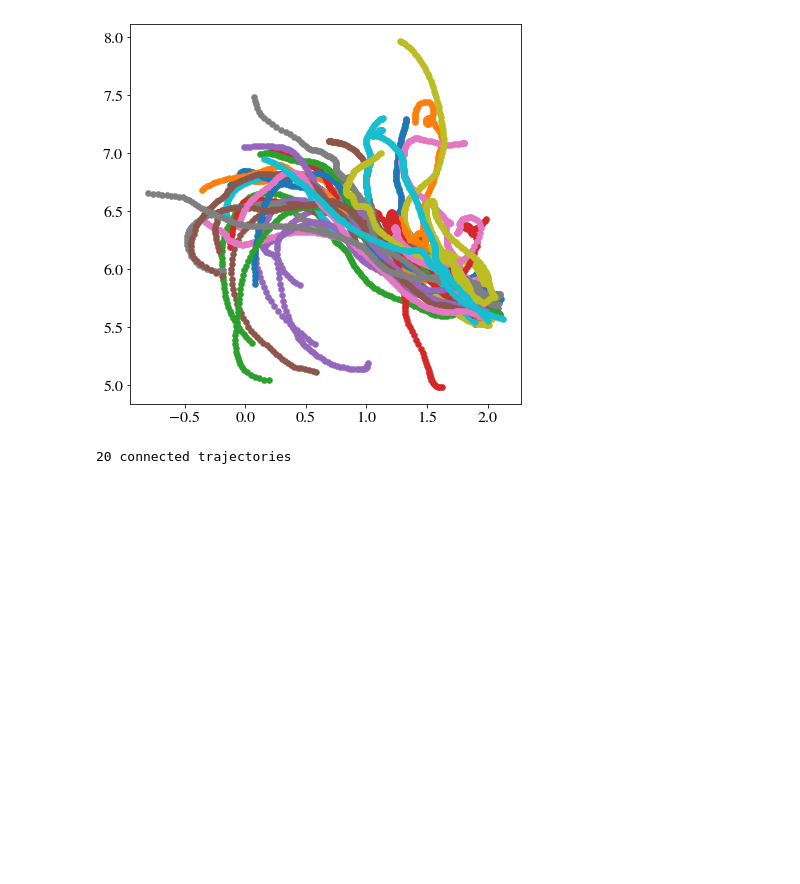
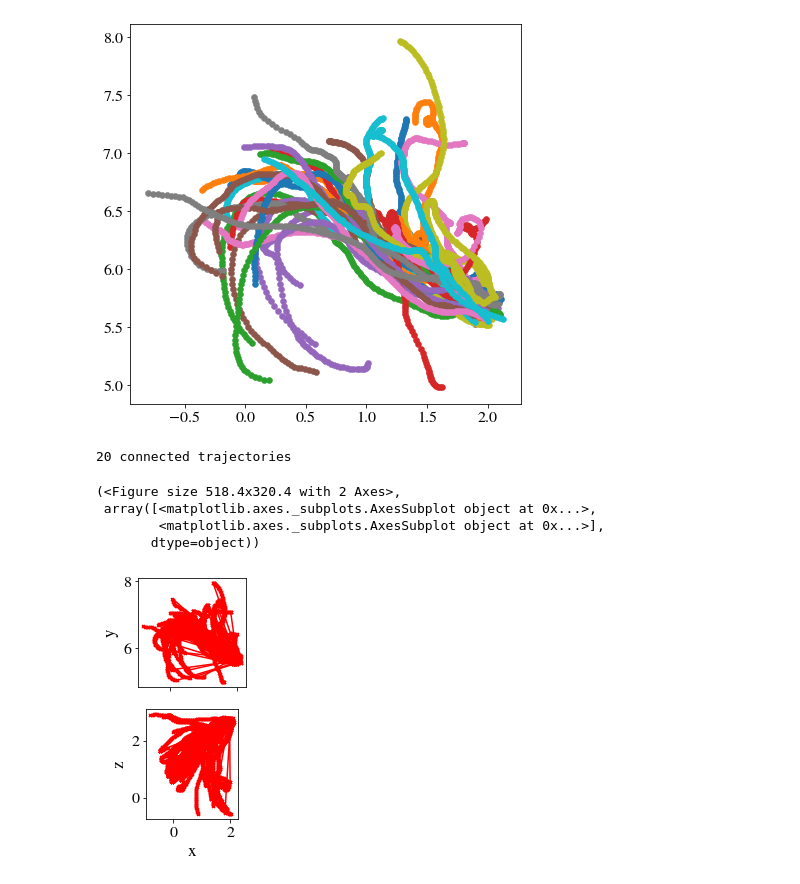
Before and after one commit to OpenPTV/lagrangian_plotting_library, a Jupyter notebook: Stitching_Trajectories_example_2.ipynb, the cells around one changed output. Drawn from its saved outputs; the diff is of its cells as text; code cells hidden in the pictures; blank space fills up the shorter version.

```diff
--- a/Stitching_Trajectories_example_2.ipynb
+++ b/Stitching_Trajectories_example_2.ipynb
@@ -171,15 +171,6 @@ for trid, cand in list(links.items()):
         cand = links[cand[0]]
 
     out_trajects.append(trj_weld)
-
-# Check wheter we link correctly the trajs
-# plot the trajs
-fig = plt.figure(figsize=(7,7))
-for trj in out_trajects:
-    pos = trj.pos()
-    plt.plot(pos[:,0], pos[:,1],'o')
-
-plt.show()
 # %% [output]
 0.0028256043693087748
 -0.07629139376002432
@@ -200,20 +191,20 @@ plt.show()
 ('candidates:', {1: (2, 0.07551316916942596), 3: (4, 0.04707455262541771), 5: (6, 0.07450945675373077), 7: (8, 0.0805404856801033), 9: (10, 0.0955253317952156), 11: (12, 0.14860793948173523), 13: (14, ...
 [figure]
 # %%
-    def plot_connected_trajectories(self):
+    def plot_connected_trajectories(traj_list):
         fig, ax = plt.subplots(2,1, sharex=True)
 
-        for tr in self.new_trajectories:
+        for tr in traj_list:
             ax[0].plot(tr.pos()[:,0], tr.pos()[:,1],'-x',color='r',ms=3,mew=1.5)
             ax[1].plot(tr.pos()[:,0], tr.pos()[:,2],'-x',color='r',ms=3,mew=1.5)
 
-        for i in self.connect_list:
-            tr = self.t[i[0]]
-            ax[0].plot(tr.pos()[:,0], tr.pos()[:,1],'-o',color='b',ms=2)
-            ax[1].plot(tr.pos()[:,0], tr.pos()[:,2],'-o',color='b',ms=3)
-            tr = self.t[i[1]]
-            ax[0].plot(tr.pos()[:,0], tr.pos()[:,1],'-o',color='b',ms=2)
-            ax[1].plot(tr.pos()[:,0], tr.pos()[:,2],'-o',color='b',ms=2)
+        # for i in self.connect_list:
+        #     tr = self.t[i[0]]
+        #     ax[0].plot(tr.pos()[:,0], tr.pos()[:,1],'-o',color='b',ms=2)
+        #     ax[1].plot(tr.pos()[:,0], tr.pos()[:,2],'-o',color='b',ms=3)
+        #     tr = self.t[i[1]]
+        #     ax[0].plot(tr.pos()[:,0], tr.pos()[:,1],'-o',color='b',ms=2)
+        #     ax[1].plot(tr.pos()[:,0], tr.pos()[:,2],'-o',color='b',ms=2)
 
         ax[1].set_xlabel('x')
         ax[0].set_ylabel('y')
@@ -226,3 +217,11 @@ new_connected_tra_list = list(out_trajects)
 print('%d connected trajectories' % (len(new_connected_tra_list)))
 # %% [output]
 20 connected trajectories
+# %%
+plot_connected_trajectories(out_trajects)
+# %% [output]
+(<Figure size 518.4x320.4 with 2 Axes>,
+ array([<matplotlib.axes._subplots.AxesSubplot object at 0x...>,
+        <matplotlib.axes._subplots.AxesSubplot object at 0x...>],
+       dtype=object))
+[figure, added]
```
Also changed, not shown: 2 other files.
